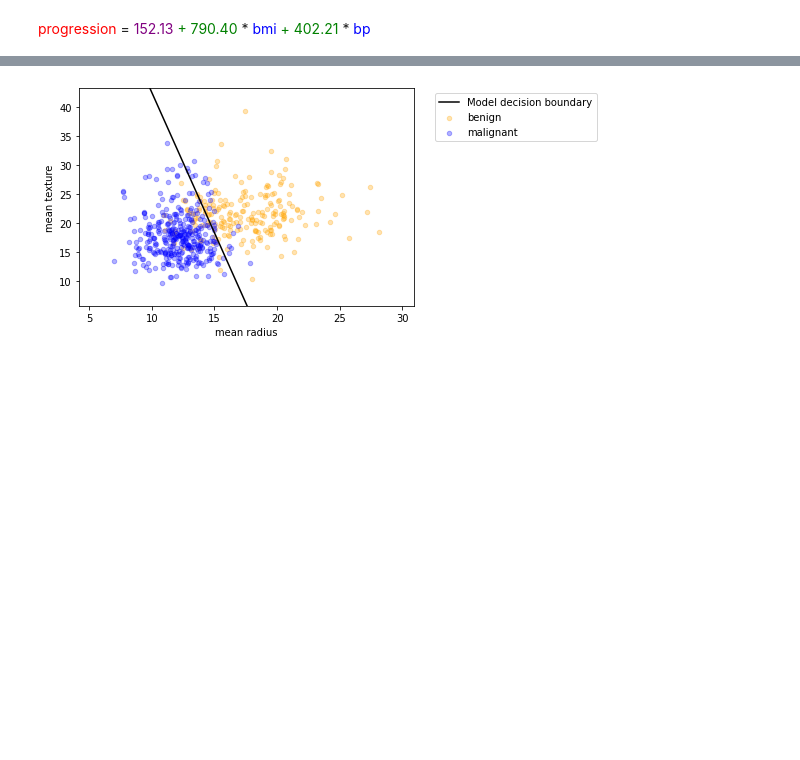
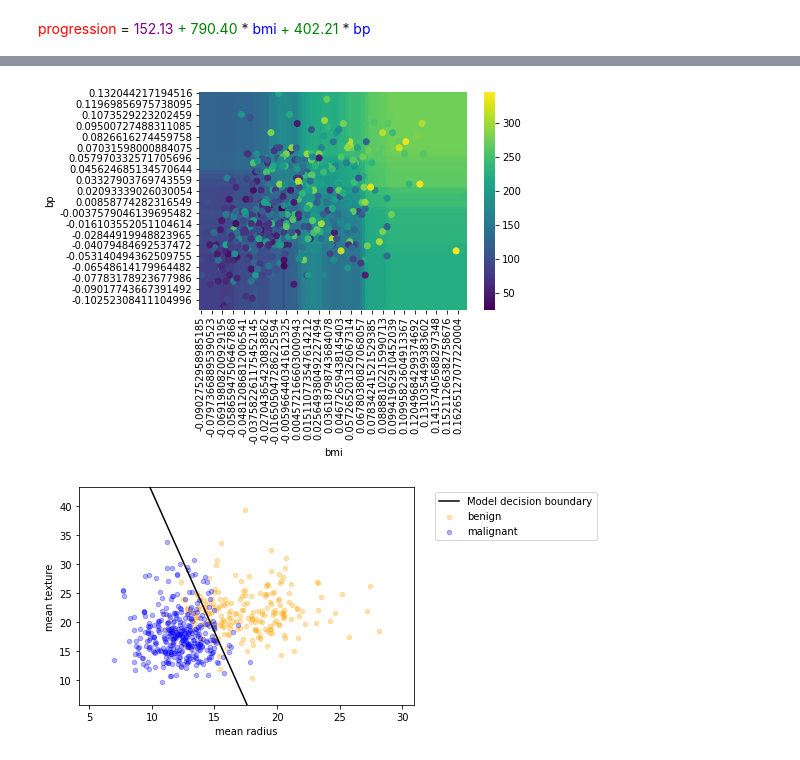
Before and after one commit to gsganden/model_inspector, a Jupyter notebook: 00_inspect.ipynb, the cells around one changed output, grey strips where cells are left out. Saved outputs shown, nothing was run; the diff lists cells and outputs as text; code cells hidden in the pictures; blank space fills up the shorter version.

```diff
--- a/00_inspect.ipynb
+++ b/00_inspect.ipynb
@@ -195,3 +203,12 @@ ax.get_figure().set_size_inches((8, 6))
+# %%
+
+ax = plot_2d_regression(
+    model=RandomForestRegressor(min_samples_leaf=10),
+    X=X_diabetes.loc[:, feature_cols],
+    y=y_diabetes,
+)
+# %% [output]
+[figure, added]
 # %%
 # export
 def plot_2d_binary_logistic_regression(
```
Also changed, not shown: parts of 4 cells of this notebook, 5 other files.
